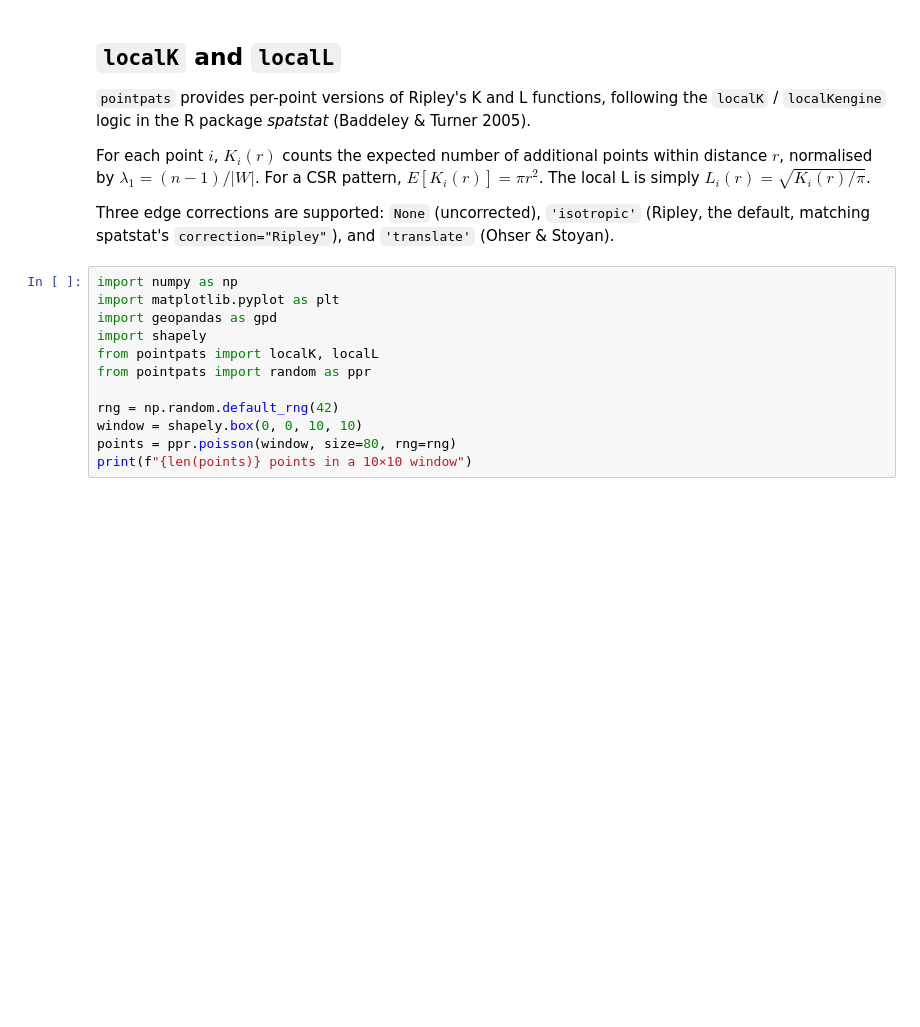
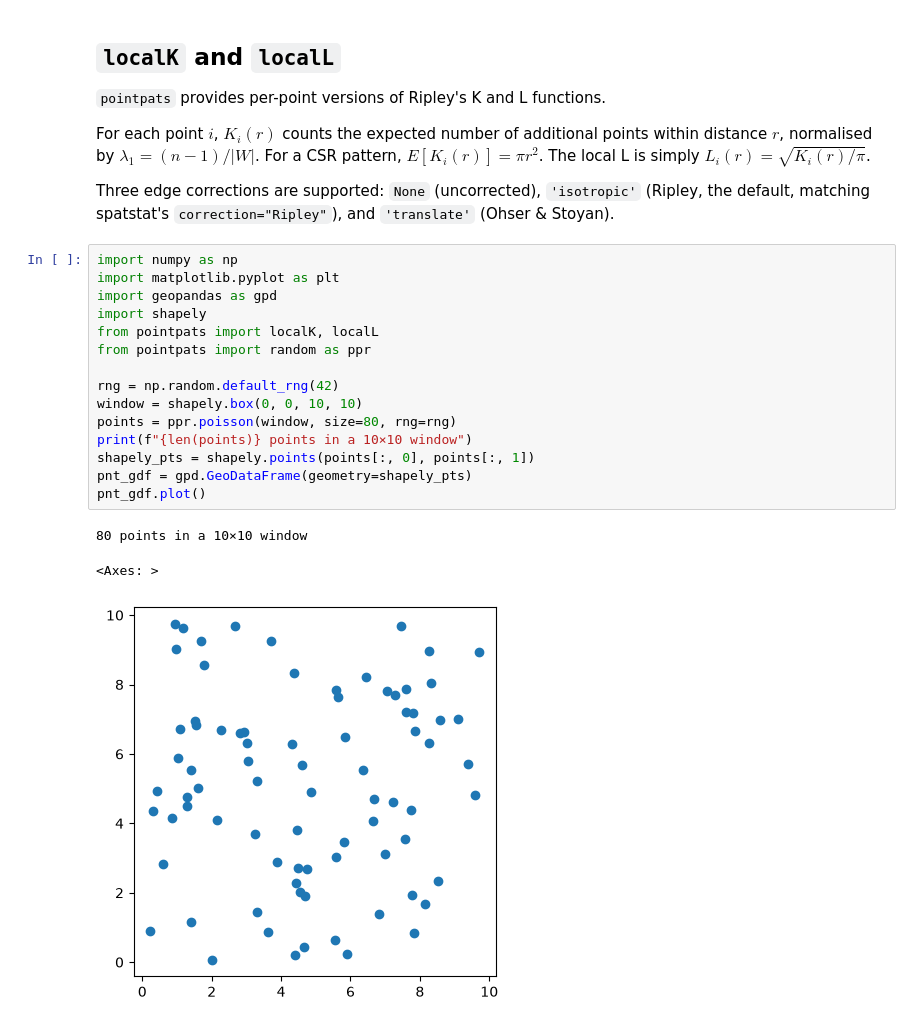
Before and after one commit to sjsrey/pointpats, a Jupyter notebook: docs/user-guide/localk.ipynb, the cells around one changed output. Drawn from its saved outputs; the diff is of its cells as text; blank space fills up the shorter version.

Commit message:
Demonstrate local k and l

```diff
--- a/docs/user-guide/localk.ipynb
+++ b/docs/user-guide/localk.ipynb
@@ -1458,8 +1,7 @@ ImportError: cannot import name 'max_radius' from 'pointpats.geometry' (/Users/s
 # %% [markdown]
 ## `localK` and `localL`
 
-`pointpats` provides per-point versions of Ripley's K and L functions, following
-the `localK` / `localKengine` logic in the R package *spatstat* (Baddeley & Turner 2005).
+`pointpats` provides per-point versions of Ripley's K and L functions.
 
 For each point $i$, $K_i(r)$ counts the expected number of additional points within
 distance $r$, normalised by $\lambda_1 = (n-1)/|W|$.  For a CSR pattern,
@@ -1470,15 +12,22 @@ the default, matching spatstat's `correction="Ripley"`), and `'translate'` (Ohse
 # %%
 import numpy as np
 import matplotlib.pyplot as plt
 import geopandas as gpd
 import shapely
 from pointpats import localK, localL
 from pointpats import random as ppr
 
 rng = np.random.default_rng(42)
 window = shapely.box(0, 0, 10, 10)
 points = ppr.poisson(window, size=80, rng=rng)
 print(f"{len(points)} points in a 10×10 window")
+shapely_pts = shapely.points(points[:, 0], points[:, 1])
+pnt_gdf = gpd.GeoDataFrame(geometry=shapely_pts)
+pnt_gdf.plot()
+# %% [output]
+80 points in a 10×10 window
+<Axes: >
+[figure, added]
 # %%
 # Local K with isotropic edge correction (spatstat default)
 support, lk = localK(points, hull=window, support=20)
```
Also changed, not shown: parts of 106 cells of this notebook.
